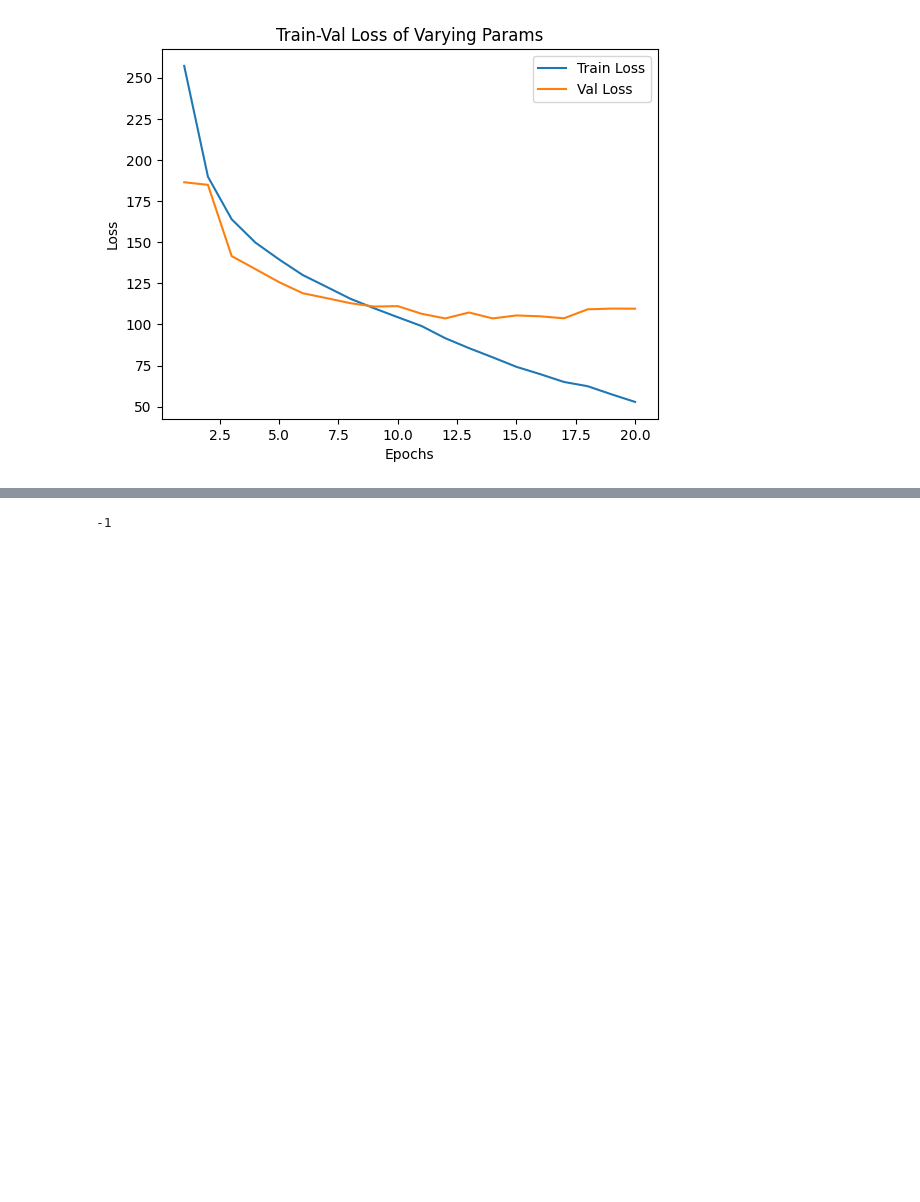
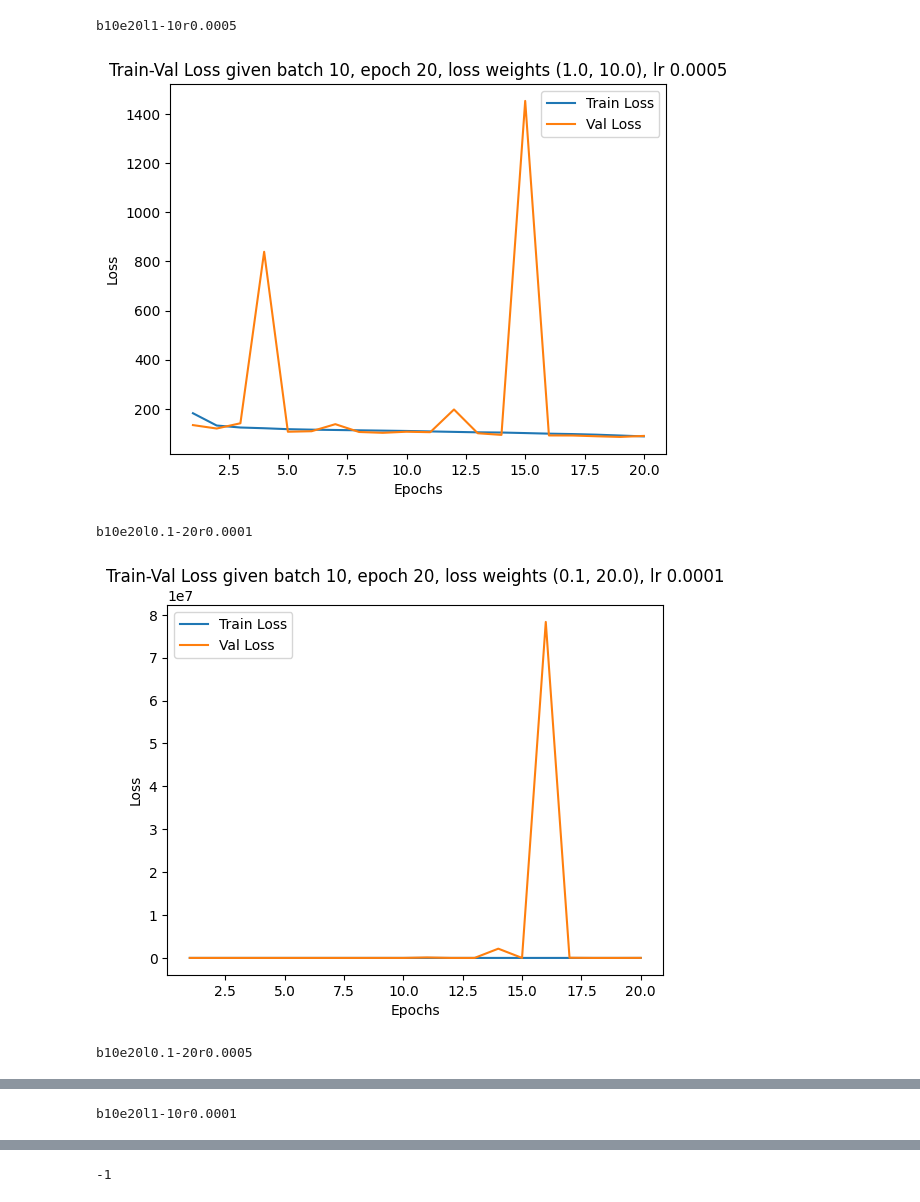
Before and after one commit to PikaSannnnn/MassageBot, a Jupyter notebook: Graph.ipynb, the cells around one changed output, grey strips where cells are left out. Saved outputs shown, nothing was run; the diff lists cells and outputs as text; code cells hidden in the pictures; blank space fills up the shorter version.

```diff
--- a/Graph.ipynb
+++ b/Graph.ipynb
@@ -12,21 +13,50 @@ val_dats = glob.glob(os.path.join(model_path, '*val_loss.dat'))
+# %%
+def parse_param(param_str):
+    b_loc = 0
+    e_loc = param_str.find('e')
+    l_loc = param_str.find('l')
+    r_loc = param_str.find('r')
+
+    # Get param values
+    batch = int(param_str[b_loc+1:e_loc])
+    epoch = int(param_str[e_loc+1:l_loc])
+    lr = float(param_str[r_loc+1:])
+
+    # Get and conver loss weights to float tuple
+    l_weights = np.array(param_str[l_loc+1:r_loc].split('-'))
+    l_weights = tuple(map(float, l_weights))
+
+    return batch, epoch, l_weights, lr
 # %%
 x = range(1, 21)
-for train_file, val_file in zip(train_dats, val_dats):
+for train_file in train_dats:
+    # Get param values
+    params_raw = os.path.basename(train_file)[len('PosteriorYolo_'):-len('_train_loss.dat')]
+    print(params_raw)
+    batch, epoch, l_weights, lr = parse_param(params_raw)
+
     with open(train_file, 'rb') as file:
         train_losses = pickle.load(file)
+
+    # Get Validation Losses
+    val_file = train_file[:-len('_train_loss.dat')] + '_val_loss.dat'
     with open(val_file, 'rb') as file:
         val_losses = pickle.load(file)
     plt.plot(x, train_losses, label='Train Loss')
     plt.plot(x, val_losses, label='Val Loss')
 
-plt.xlabel('Epochs')
-plt.ylabel('Loss')
-plt.title('Train-Val Loss of Varying Params')
+    plt.xlabel('Epochs')
+    plt.ylabel('Loss')
+    plt.title(f'Train-Val Loss given batch {batch}, epoch {epoch}, loss weights {l_weights}, lr {lr}')
 
-# Add a legend
-plt.legend()
+    # Add a legend
+    plt.legend()
 
-# Display the plot
-plt.show()
+    # Display the plot
+    plt.show()
 # %% [output]
+b10e20l1-10r0.0005
-[figure, old version]
+[figure, new version]
+b10e20l0.1-20r0.0001
+[figure, added]
+b10e20l0.1-20r0.0005
@@ -32,0 +64 @@ plt.show()
+b10e20l1-10r0.0001
```
Also changed, not shown: parts of 3 cells of this notebook, 4 other files.
